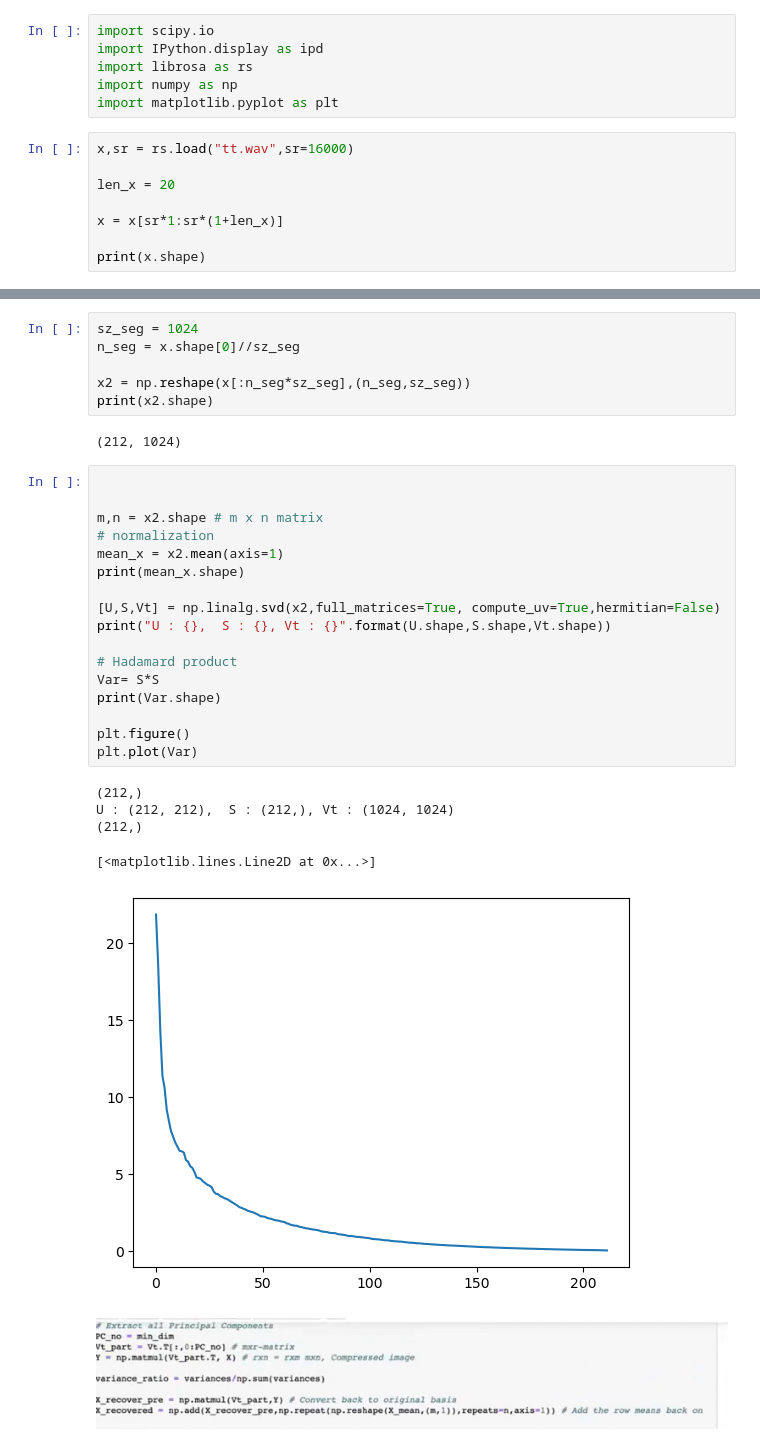
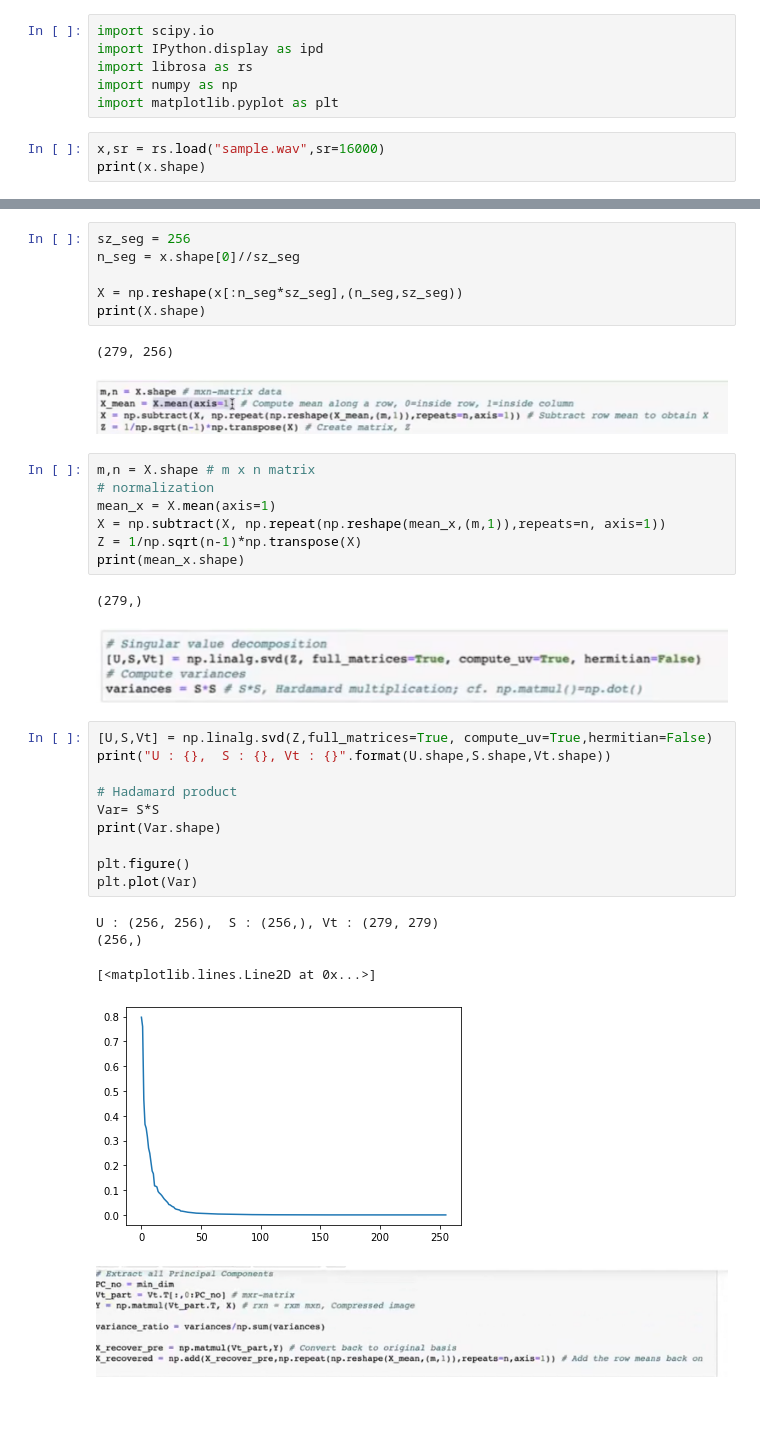
Before and after one commit to kooBH/AIE6214, a Jupyter notebook: PCA2.ipynb, the cells around one changed output, grey strips where cells are left out. Drawn from its saved outputs; the diff is of its cells as text; blank space fills up the shorter version.

```diff
--- a/PCA2.ipynb
+++ b/PCA2.ipynb
@@ -9,11 +9,6 @@ import librosa as rs
 import numpy as np
 import matplotlib.pyplot as plt
 # %%
-x,sr = rs.load("tt.wav",sr=16000)
-
-len_x = 20
-
-x = x[sr*1:sr*(1+len_x)]
-
+x,sr = rs.load("sample.wav",sr=16000)
 print(x.shape)
 # %% [output]
@@ -31,34 +26,39 @@ plt.plot(x)
 # %%
-sz_seg = 1024
+sz_seg = 256
 n_seg = x.shape[0]//sz_seg
 
-x2 = np.reshape(x[:n_seg*sz_seg],(n_seg,sz_seg))
-print(x2.shape)
+X = np.reshape(x[:n_seg*sz_seg],(n_seg,sz_seg))
+print(X.shape)
 # %% [output]
-(212, 1024)
+(279, 256)
+# %% [markdown]
+![image.png](attachment:2275eb03-aca1-4cd4-806d-58cbf2904ef6.png)
+# %%
+m,n = X.shape # m x n matrix
+# normalization
+mean_x = X.mean(axis=1)
+X = np.subtract(X, np.repeat(np.reshape(mean_x,(m,1)),repeats=n, axis=1))
+Z = 1/np.sqrt(n-1)*np.transpose(X)
+print(mean_x.shape)
+# %% [output]
+(279,)
+# %% [markdown]
+![image.png](attachment:3d702d46-ca64-4377-8086-d5ce138ea8be.png)
 # %%
-
-
-m,n = x2.shape # m x n matrix
-# normalization
-mean_x = x2.mean(axis=1)
-print(mean_x.shape)
-
-[U,S,Vt] = np.linalg.svd(x2,full_matrices=True, compute_uv=True,hermitian=False)
+[U,S,Vt] = np.linalg.svd(Z,full_matrices=True, compute_uv=True,hermitian=False)
 print("U : {},  S : {}, Vt : {}".format(U.shape,S.shape,Vt.shape))
 
 # Hadamard product
 Var= S*S
 print(Var.shape)
 
 plt.figure()
 plt.plot(Var)
 # %% [output]
-(212,)
-U : (212, 212),  S : (212,), Vt : (1024, 1024)
-(212,)
+U : (256, 256),  S : (256,), Vt : (279, 279)
+(256,)
 [<matplotlib.lines.Line2D at 0x...>]
-[figure, old version]
+[figure, new version]
 # %% [markdown]
 ![image.png](attachment:f84793f9-c8f4-4504-a0a6-b8db10f7cb20.png)
 # %%
```
Also changed, not shown: parts of 3 cells of this notebook.
